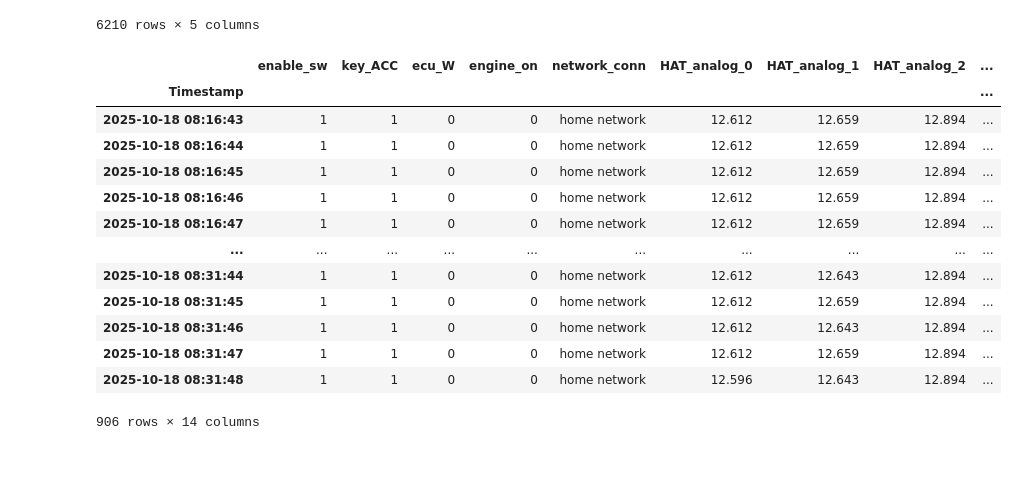
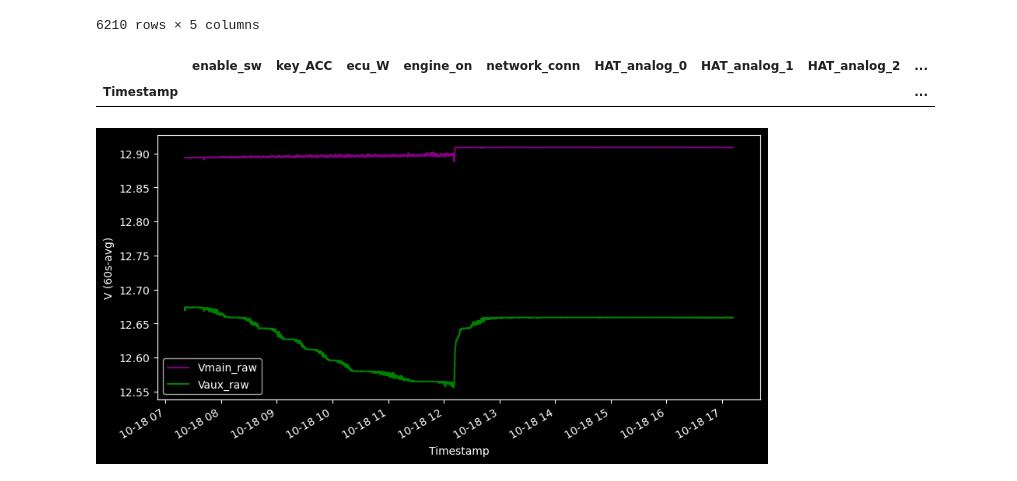
Before and after one commit to jbowen102/vehicle_aux_battery_control, a Jupyter notebook: datalogging.ipynb, the cells around one changed output. Cells and saved outputs as stored; diff of their text form; code cells hidden in the pictures.

Commit message:
Make some plots and calculations with voltage and current data from today's testing.

```diff
--- a/datalogging.ipynb
+++ b/datalogging.ipynb
@@ -205,19 +205,13 @@ dl.get_charging(dt.datetime.now())
 | 2025-10-18 07:49:04 | 1 | 1 | 12.533333 | 12.674 | 12.627 |
 6210 rows × 5 columns
 # %%
-dl.get_signals(dt.datetime.now(), 1000)
+dl.get_signals(dt.datetime.now(), 10000)
 # %% [output]
 |  | enable_sw | key_ACC | ecu_W | engine_on | network_conn | HAT_analog_0 | HAT_analog_1 | HAT_analog_2 | ... |
 | Timestamp |  |  |  |  |  |  |  |  | ... |
-| 2025-10-18 08:16:43 | 1 | 1 | 0 | 0 | home network | 12.612 | 12.659 | 12.894 | ... |
-| 2025-10-18 08:16:44 | 1 | 1 | 0 | 0 | home network | 12.612 | 12.659 | 12.894 | ... |
-| 2025-10-18 08:16:45 | 1 | 1 | 0 | 0 | home network | 12.612 | 12.659 | 12.894 | ... |
-| 2025-10-18 08:16:46 | 1 | 1 | 0 | 0 | home network | 12.612 | 12.659 | 12.894 | ... |
-| 2025-10-18 08:16:47 | 1 | 1 | 0 | 0 | home network | 12.612 | 12.659 | 12.894 | ... |
-| ... | ... | ... | ... | ... | ... | ... | ... | ... | ... |
-| 2025-10-18 08:31:44 | 1 | 1 | 0 | 0 | home network | 12.612 | 12.643 | 12.894 | ... |
-| 2025-10-18 08:31:45 | 1 | 1 | 0 | 0 | home network | 12.612 | 12.659 | 12.894 | ... |
-| 2025-10-18 08:31:46 | 1 | 1 | 0 | 0 | home network | 12.612 | 12.643 | 12.894 | ... |
-| 2025-10-18 08:31:47 | 1 | 1 | 0 | 0 | home network | 12.612 | 12.659 | 12.894 | ... |
-| 2025-10-18 08:31:48 | 1 | 1 | 0 | 0 | home network | 12.596 | 12.643 | 12.894 | ... |
-906 rows × 14 columns
+# %%
+window_size_seconds = 60
+dl.get_voltages(dt.datetime.now(), 36000).rolling(dt.timedelta(seconds=window_size_seconds)).mean().plot(figsize=(10, 5), ylabel="V (%ss-avg)" % window_size_seconds, color=("purple", "green"));
+# dl.get_voltages(dt.datetime.now(), 3000).plot();
+# %% [output]
+[figure, added]
```
Also changed, not shown: parts of 11 cells of this notebook.
